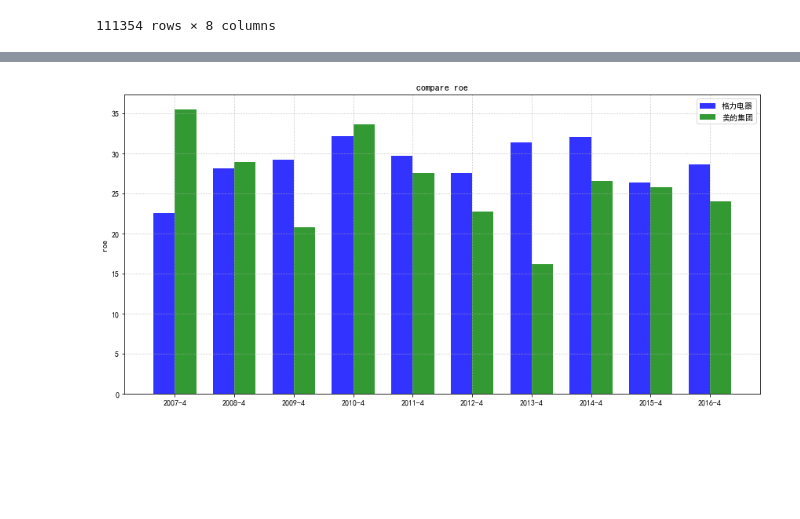
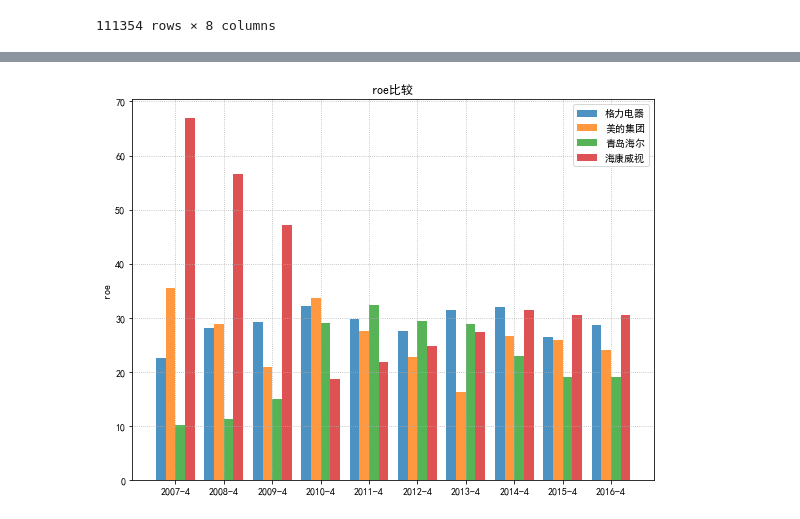
Before and after one commit to Junch/Nodejs, a Jupyter notebook: tushare/profit.ipynb, the cells around one changed output, grey strips where cells are left out. Drawn from its saved outputs; the diff is of its cells as text; code cells hidden in the pictures; blank space fills up the shorter version.

```diff
--- a/tushare/profit.ipynb
+++ b/tushare/profit.ipynb
@@ -40,4 +43,4 @@ profit.compare_item(df, 'net_profits', ['000651', '000333'], u'净利润比较')
 # %%
-profit.compare_item(df, 'roe', ['000651', '000333'], u'compare roe')
+profit.compare_item(df, 'roe', ['000651', '000333', '600690', '002415'], u'roe比较')
 # %% [output]
-[figure, old version]
+[figure, new version]
```
Also changed, not shown: parts of 3 cells of this notebook, 2 other files.
